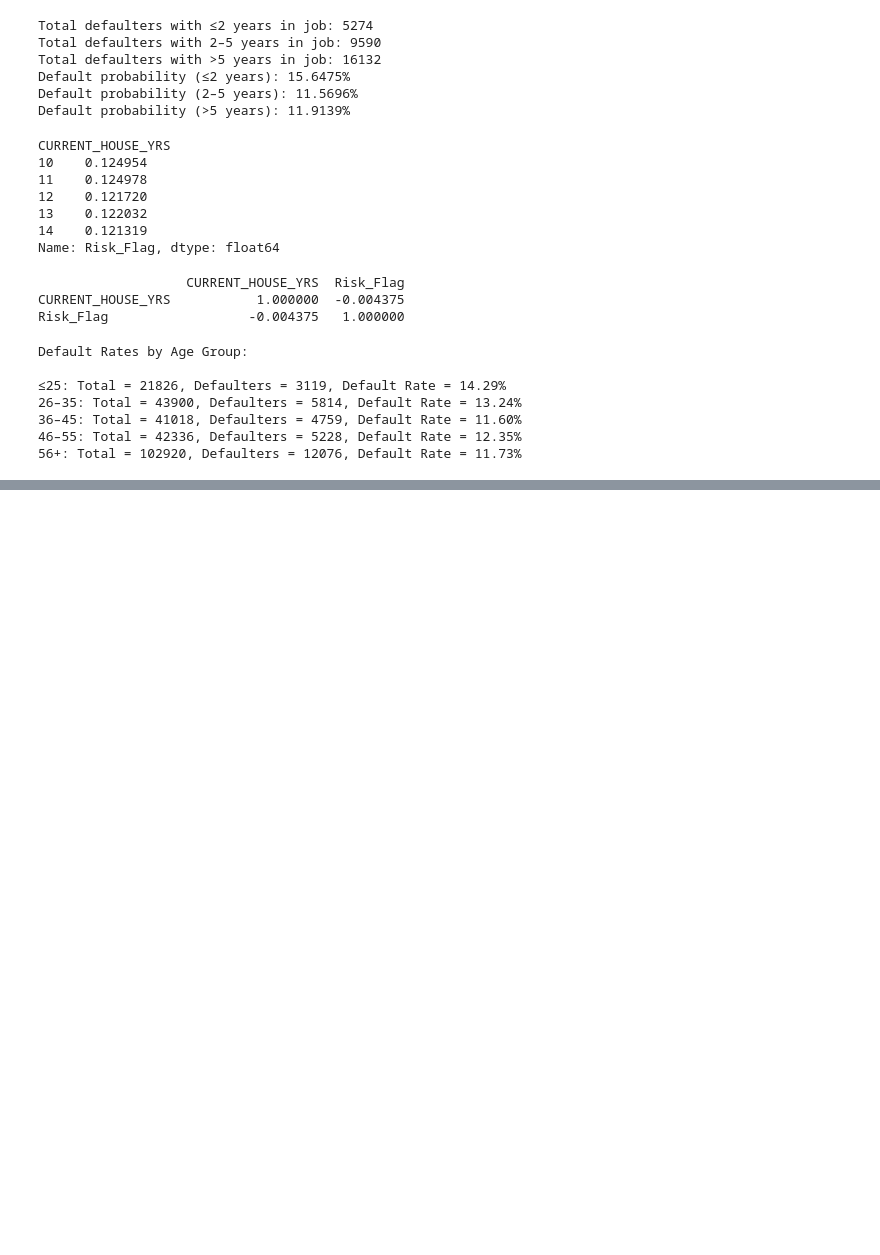
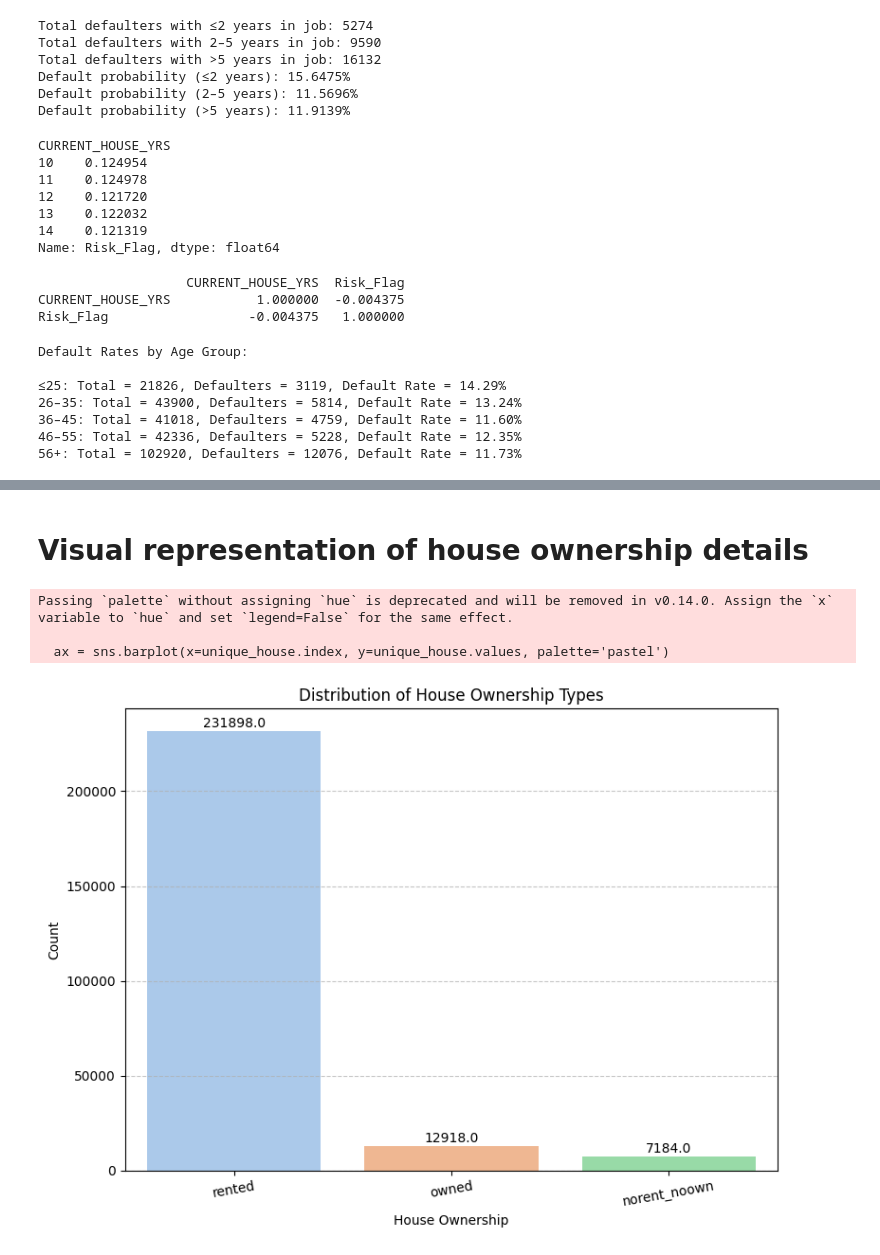
Before and after one commit to trupesh1710/Data-Science, a Jupyter notebook: Predicting_Possible_Loan_Default_Using_Machine_Learning/Predicting_Possible_Loan_Default_Using_Machine_Learning.ipynb, the cells around one changed output, grey strips where cells are left out. Drawn from its saved outputs; the diff is of its cells as text; code cells hidden in the pictures; blank space fills up the shorter version.

```diff
--- a/Predicting_Possible_Loan_Default_Using_Machine_Learning/Predicting_Possible_Loan_Default_Using_Machine_Learning.ipynb
+++ b/Predicting_Possible_Loan_Default_Using_Machine_Learning/Predicting_Possible_Loan_Default_Using_Machine_Learning.ipynb
@@ -894,0 +909,32 @@ Low Risk Profiles: Married, House/Car owners, Longer job duration, Older individ
+# %% [markdown]
+# Visual representation of house ownership details
+# %%
+# Plot
+plt.figure(figsize=(8, 6))
+
+ax = sns.barplot(x=unique_house.index, y=unique_house.values, palette='pastel')
+
+# Chart details
+plt.title('Distribution of House Ownership Types')
+plt.xlabel('House Ownership')
+plt.ylabel('Count')
+# Add count labels on bars
+for bar in ax.patches:
+    height = bar.get_height()
+    ax.text(
+        bar.get_x() + bar.get_width() / 2,
+        height + 500,
+        f"{height}",
+        ha='center',
+        va='bottom',
+        fontsize=10
+    )
+plt.xticks(rotation=10)
+plt.grid(axis='y', linestyle='--', alpha=0.7)
+plt.tight_layout()
+plt.show()
+# %% [output]
+Passing `palette` without assigning `hue` is deprecated and will be removed in v0.14.0. Assign the `x` variable to `hue` and set `legend=False` for the same effect.
+
+  ax = sns.barplot(x=unique_house.index, y=unique_house.values, palette='pastel')
+[figure, added]
```
Also changed, not shown: parts of 40 cells of this notebook.
